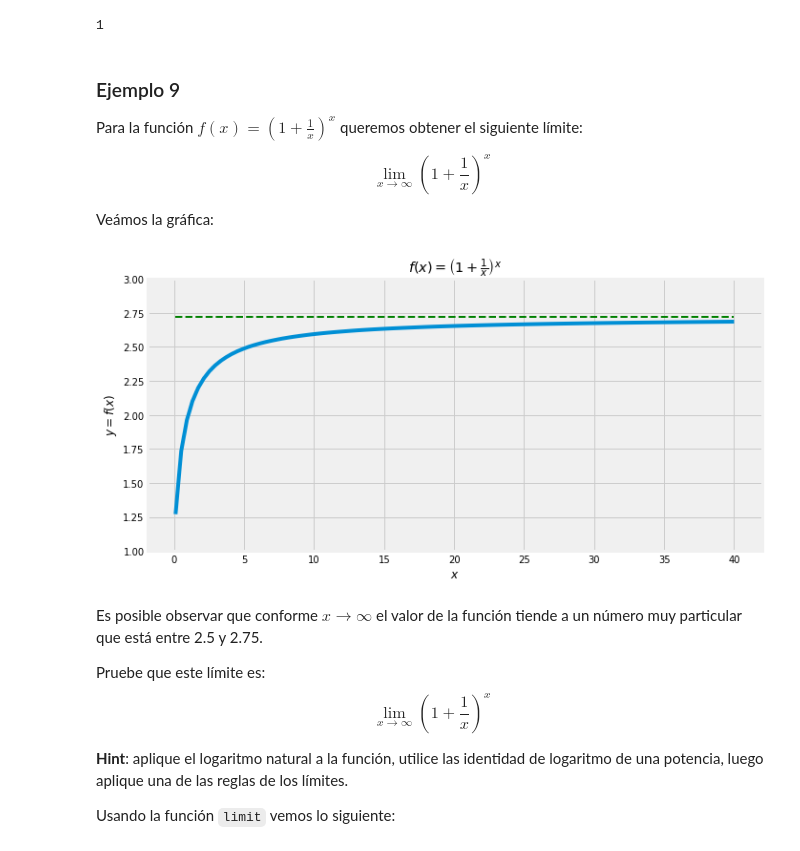
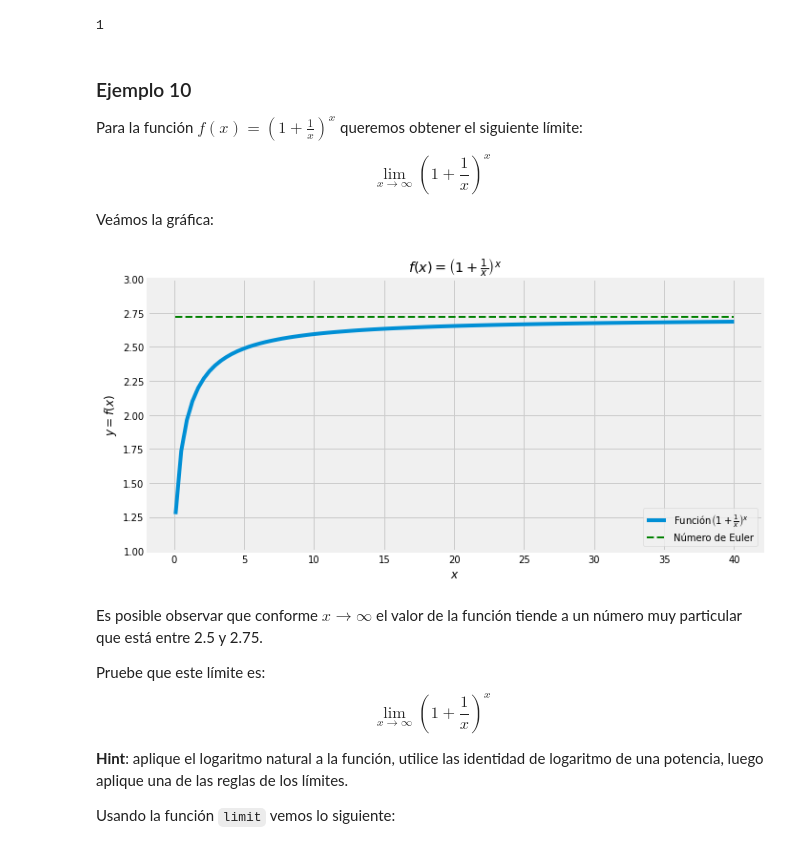
Before and after one commit to jugernaut/Prometeo, a Jupyter notebook: 01_Calculo/03_Limites/01_Limites.ipynb, the cells around one changed output. Saved outputs shown, nothing was run; the diff lists cells and outputs as text; code cells hidden in the pictures.

```diff
--- a/01_Calculo/03_Limites/01_Limites.ipynb
+++ b/01_Calculo/03_Limites/01_Limites.ipynb
@@ -427,7 +437,7 @@ limit(y, x, oo)
 # %% [output]
 1
 # %% [markdown]
-### Ejemplo 9
+### Ejemplo 10
 
 Para la función $f(x)= \left( 1+\frac{1}{x} \right)^x$ queremos obtener el siguiente límite:
 
@@ -437,21 +447,22 @@ Veámos la gráfica:
 # %%
 f = lambda x : (1+(1/x))**x
 e = lambda x : np.ones(len(x)) * math.e
 
 x = np.linspace(0.1, 40, num=100)
 
 par = [{'title':r"$f(x)=\left( 1+\frac{1}{x} \right)^x$",
         'xlabel':'$x$',
         'ylabel':'$y=f(x)$',
        'ylim':(1,3)}
       ]
 
 graf = vis.planoCartesiano(par=par)
-graf.plot(x=x, y=f(x))
-graf.plot(x=x, y=e(x), par={'color':'C1', 'ls':'--', 'lw':'2', 'color':'green'})
+graf.plot(x=x, y=f(x), par={'label':r"Función$\left( 1+\frac{1}{x} \right)^x$"})
+graf.plot(x=x, y=e(x), par={'label':"Número de Euler",'color':'C1', 'ls':'--', 'lw':'2', 'color':'green'})
+graf.legend()
 graf.show()
 # %% [output]
-[figure, old version]
+[figure, new version]
 # %% [markdown]
 Es posible observar que conforme $x \to \infty$ el valor de la función tiende a un número muy particular que está entre 2.5 y 2.75.
 
```
Also changed, not shown: parts of 22 cells of this notebook.
